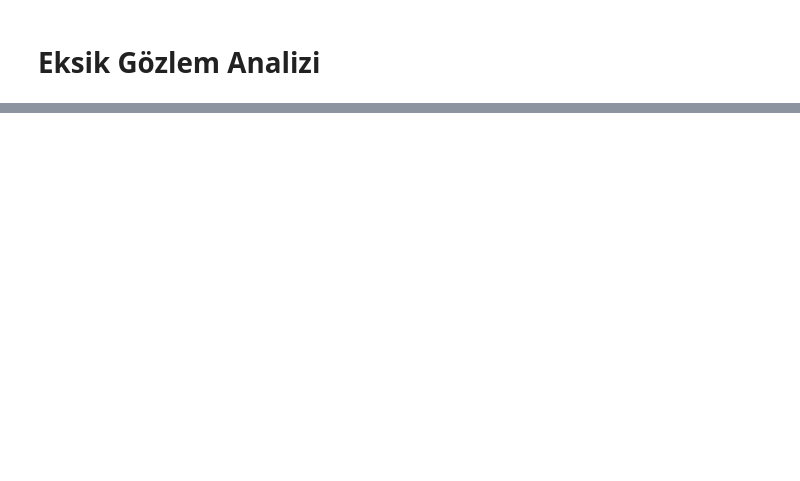
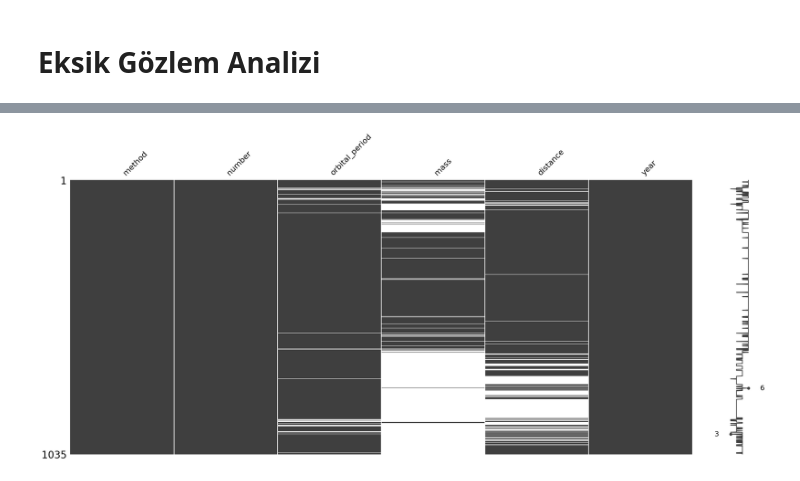
Before and after one commit to buraktopalyn/veri_analizi, a Jupyter notebook: veri_on_isleme.ipynb, the cells around one changed output, grey strips where cells are left out. Cells and saved outputs as stored; diff of their text form; code cells hidden in the pictures; blank space fills up the shorter version.

```diff
--- a/veri_on_isleme.ipynb
+++ b/veri_on_isleme.ipynb
@@ -572,0 +425,4 @@ df.head()
+# %%
+msno.matrix(planets); # verisetindeki eksik ve tam değerleri gösterir
+# %% [output]
+[figure, added]
```
Also changed, not shown: parts of 96 cells of this notebook.
